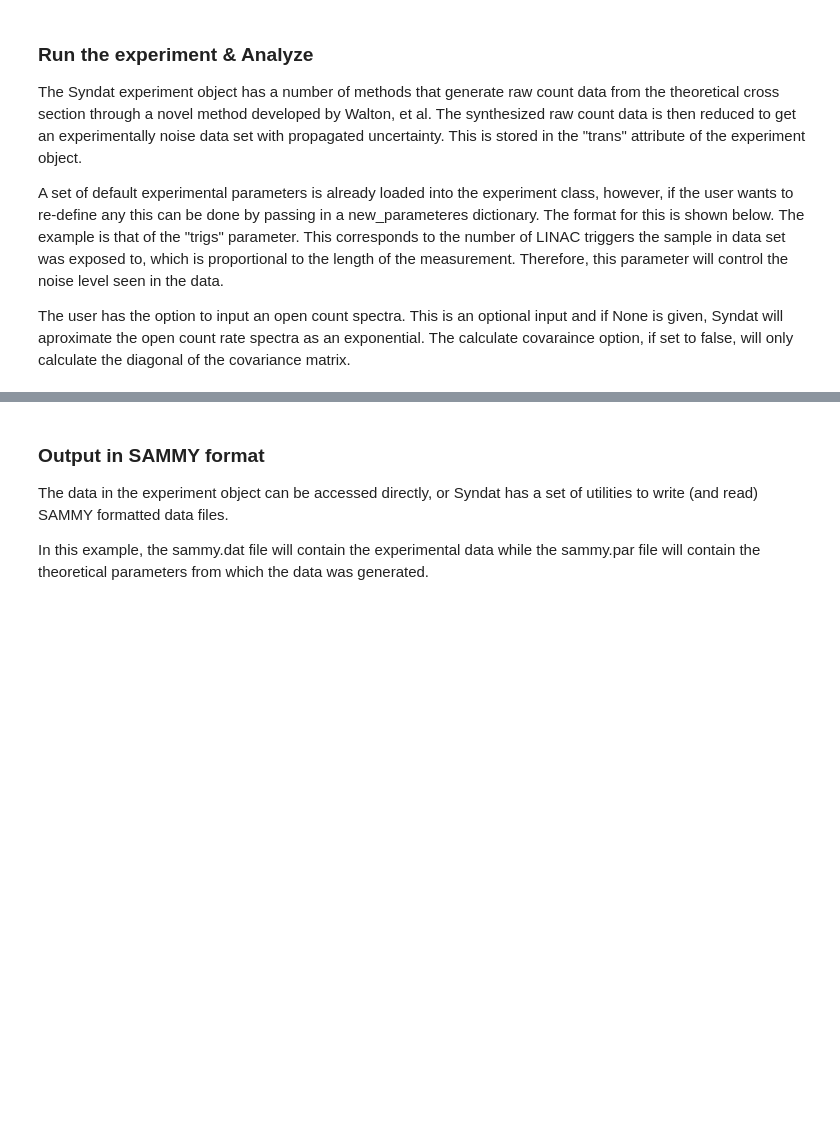
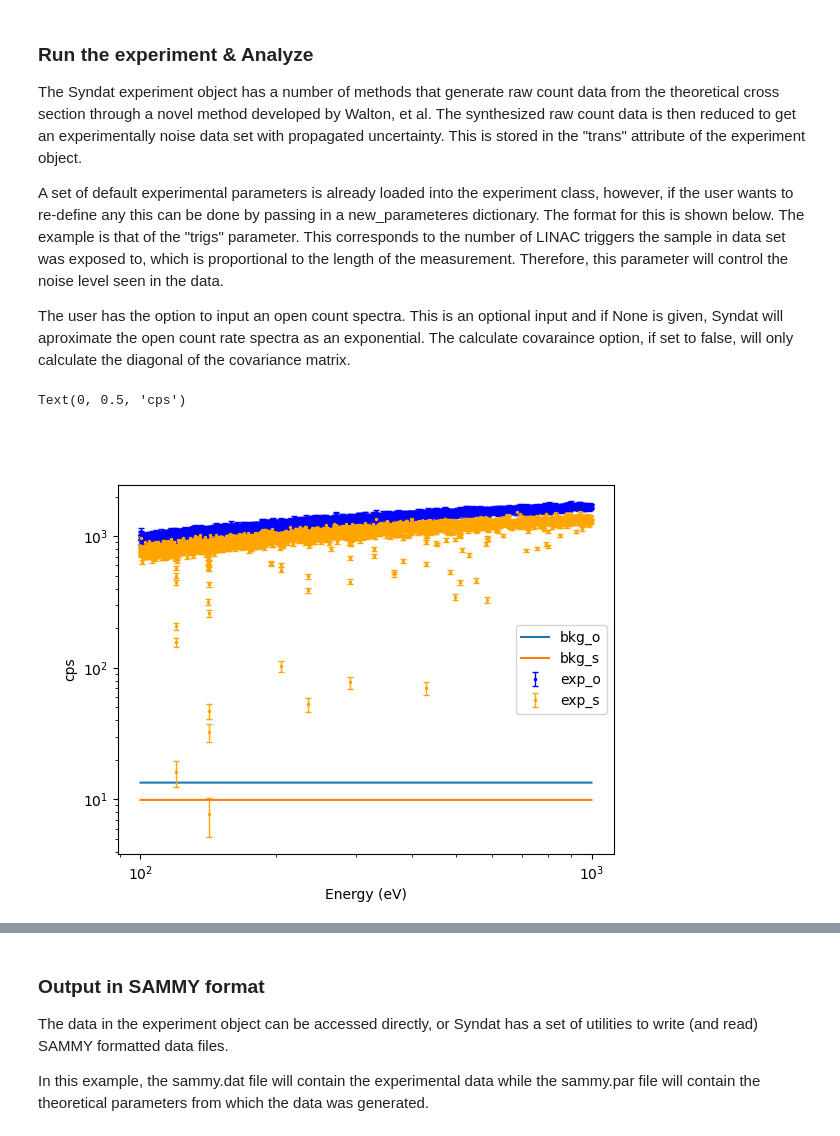
Before and after one commit to Naww137/Syndat, a Jupyter notebook: examples/GenerateData_UserExample.ipynb, the cells around one changed output, grey strips where cells are left out. Cells and saved outputs as stored; diff of their text form; code cells hidden in the pictures; blank space fills up the shorter version.

```diff
--- a/examples/GenerateData_UserExample.ipynb
+++ b/examples/GenerateData_UserExample.ipynb
@@ -171,18 +173,21 @@ exp = syndat.experiment(theoretical_df,
                         input_options=options,
                         experiment_parameters=new_parameters)
 # %%
-# figure()
-# errorbar(exp.odat.E, exp.odat.cps, yerr=exp.odat.dcps,
-#                                                 fmt='.', color='b', linewidth=1, markersize=3, capsize=2, label='exp_o')
-# plot(exp.odat.E, exp.redpar.val.ko*exp.Bi+exp.redpar.val.b0o, label='bkg_o')
+figure()
+errorbar(exp.odat.E, exp.odat.cps, yerr=exp.odat.dcps,
+                                                fmt='.', color='b', linewidth=1, markersize=3, capsize=2, label='exp_o')
+plot(exp.odat.E, exp.redpar.val.ko*exp.Bi+exp.redpar.val.b0o, label='bkg_o')
 
-# errorbar(exp.sdat.E, exp.sdat.cps, yerr=exp.sdat.dcps,
-#                                                 fmt='.', color='orange', linewidth=1, markersize=3, capsize=2, label='exp_s')
-# plot(exp.sdat.E, exp.redpar.val.ks*exp.Bi+exp.redpar.val.b0s, label='bkg_s')
+errorbar(exp.sdat.E, exp.sdat.cps, yerr=exp.sdat.dcps,
+                                                fmt='.', color='orange', linewidth=1, markersize=3, capsize=2, label='exp_s')
+plot(exp.sdat.E, exp.redpar.val.ks*exp.Bi+exp.redpar.val.b0s, label='bkg_s')
 
-# legend()
-# xscale('log'); xlabel('Energy (eV)')
-# yscale('log'); ylabel('cps')
+legend()
+xscale('log'); xlabel('Energy (eV)')
+yscale('log'); ylabel('cps')
+# %% [output]
+Text(0, 0.5, 'cps')
+[figure, added]
 # %%
 figure()
 # plot(exp.trans.E, exp.trans.exp_trans, '.', ms=1, label='exp')
```
Also changed, not shown: parts of 7 cells of this notebook.
